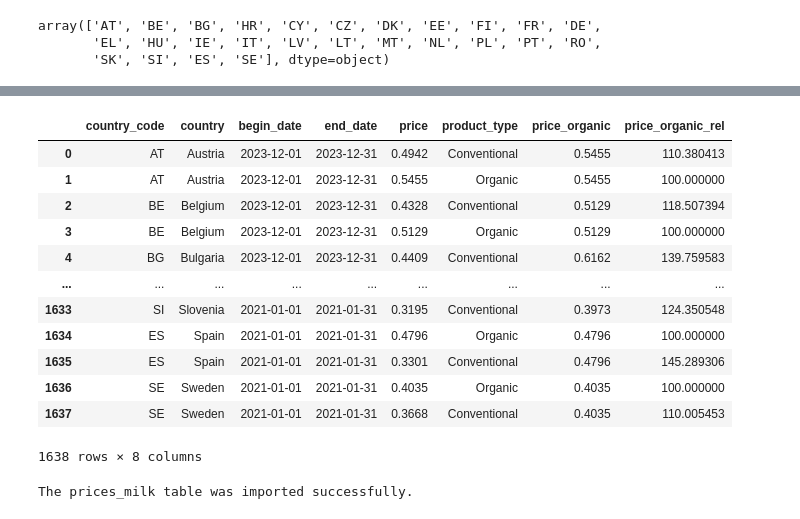
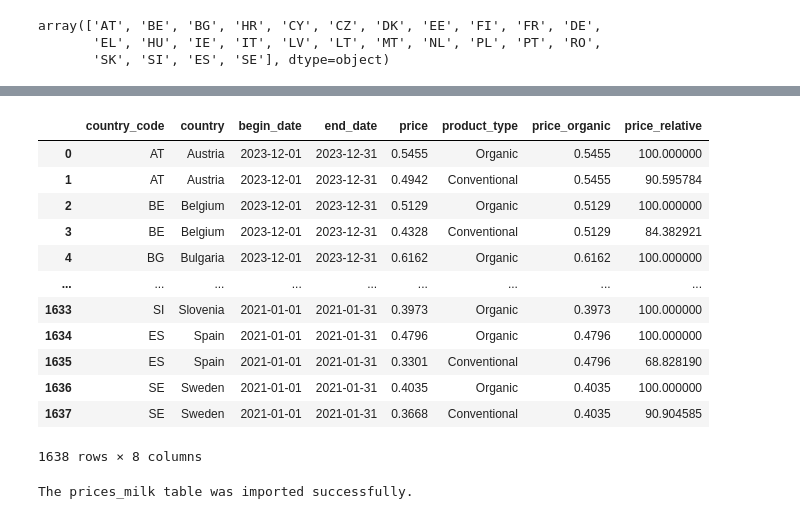
Before and after one commit to adamayaita/Capstone_Project_Organic_Foods, a Jupyter notebook: data_prices_milk.ipynb, the cells around one changed output, grey strips where cells are left out. Cells and saved outputs as stored; diff of their text form; code cells hidden in the pictures.

```diff
--- a/data_prices_milk.ipynb
+++ b/data_prices_milk.ipynb
@@ -397,24 +397,24 @@ prices_milk
 | 1637 | SE | Sweden | 2021-01-01 | 2021-01-31 | 0.3668 | Conventional | 0.4035 |
 1638 rows × 7 columns
 # %%
-# Relative price of organic milk in comparison to the product type shown in the respective row (result in percent):
-prices_milk['price_organic_rel'] = ( prices_milk['price_organic'] / prices_milk['price'] ) * 100
+# Relative price in comparison to organic milk (result in percent):
+prices_milk['price_relative'] = ( prices_milk['price'] / prices_milk['price_organic'] ) * 100
 
 # Show results:
 prices_milk
 # %% [output]
-|  | country_code | country | begin_date | end_date | price | product_type | price_organic | price_organic_rel |
-| 0 | AT | Austria | 2023-12-01 | 2023-12-31 | 0.4942 | Conventional | 0.5455 | 110.380413 |
-| 1 | AT | Austria | 2023-12-01 | 2023-12-31 | 0.5455 | Organic | 0.5455 | 100.000000 |
-| 2 | BE | Belgium | 2023-12-01 | 2023-12-31 | 0.4328 | Conventional | 0.5129 | 118.507394 |
-| 3 | BE | Belgium | 2023-12-01 | 2023-12-31 | 0.5129 | Organic | 0.5129 | 100.000000 |
-| 4 | BG | Bulgaria | 2023-12-01 | 2023-12-31 | 0.4409 | Conventional | 0.6162 | 139.759583 |
+|  | country_code | country | begin_date | end_date | price | product_type | price_organic | price_relative |
+| 0 | AT | Austria | 2023-12-01 | 2023-12-31 | 0.5455 | Organic | 0.5455 | 100.000000 |
+| 1 | AT | Austria | 2023-12-01 | 2023-12-31 | 0.4942 | Conventional | 0.5455 | 90.595784 |
+| 2 | BE | Belgium | 2023-12-01 | 2023-12-31 | 0.5129 | Organic | 0.5129 | 100.000000 |
+| 3 | BE | Belgium | 2023-12-01 | 2023-12-31 | 0.4328 | Conventional | 0.5129 | 84.382921 |
+| 4 | BG | Bulgaria | 2023-12-01 | 2023-12-31 | 0.6162 | Organic | 0.6162 | 100.000000 |
 | ... | ... | ... | ... | ... | ... | ... | ... | ... |
-| 1633 | SI | Slovenia | 2021-01-01 | 2021-01-31 | 0.3195 | Conventional | 0.3973 | 124.350548 |
+| 1633 | SI | Slovenia | 2021-01-01 | 2021-01-31 | 0.3973 | Organic | 0.3973 | 100.000000 |
 | 1634 | ES | Spain | 2021-01-01 | 2021-01-31 | 0.4796 | Organic | 0.4796 | 100.000000 |
-| 1635 | ES | Spain | 2021-01-01 | 2021-01-31 | 0.3301 | Conventional | 0.4796 | 145.289306 |
+| 1635 | ES | Spain | 2021-01-01 | 2021-01-31 | 0.3301 | Conventional | 0.4796 | 68.828190 |
 | 1636 | SE | Sweden | 2021-01-01 | 2021-01-31 | 0.4035 | Organic | 0.4035 | 100.000000 |
-| 1637 | SE | Sweden | 2021-01-01 | 2021-01-31 | 0.3668 | Conventional | 0.4035 | 110.005453 |
+| 1637 | SE | Sweden | 2021-01-01 | 2021-01-31 | 0.3668 | Conventional | 0.4035 | 90.904585 |
 1638 rows × 8 columns
 # %%
 # The variable "price_organic" is not needed anymore:
```
Also changed, not shown: parts of 12 cells of this notebook, 1 other file.
